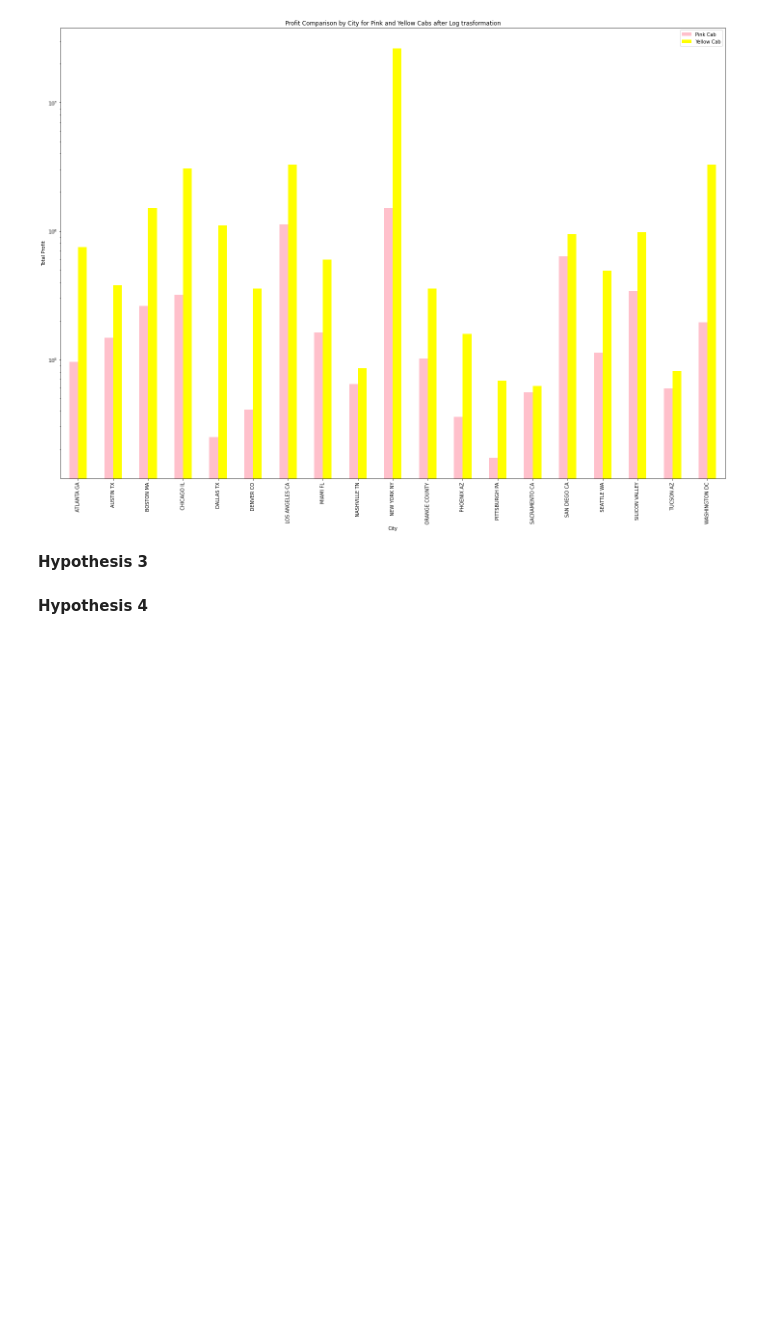
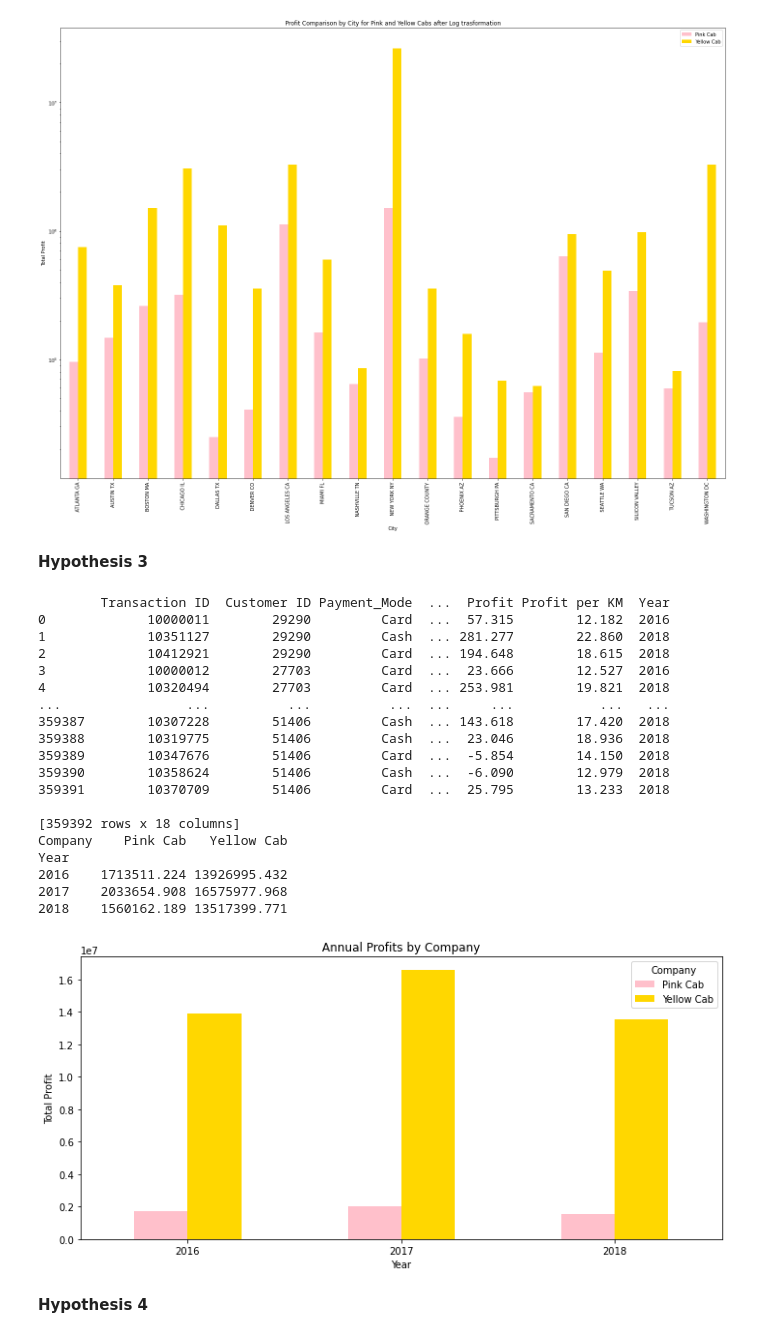
Before and after one commit to ErnestCodeHub/Data-Glacier-Internship, a Jupyter notebook: Week 2/EDA notebook_v2.ipynb, the cells around one changed output. Saved outputs shown, nothing was run; the diff lists cells and outputs as text; code cells hidden in the pictures; blank space fills up the shorter version.

Commit message:
All hypothesis completed

```diff
--- a/Week 2/EDA notebook_v2.ipynb
+++ b/Week 2/EDA notebook_v2.ipynb
@@ -405,9 +412,56 @@ Table Summary
 # %% [markdown]
 **Hypothesis 3**
 # %%
-#Hypothesis: Yellow Cab not only has a more customer base, it also has a more profitable business model
-#Rational: The profitability of the business model should also be a important consideration of the G2M strategy
-#Outcome:
+#Hypothesis: Yellow Cab has been growing in the past 3 years
+#Rational: The sustainability of the business model should also be a important consideration of the G2M strategy
+#Outcome: The cab industry's overall profit increased from 2016 to 2017. However, in 2018, the profit dropped below the level seen in 2016.
+
+hypothesis_3 = master_data.copy()
+hypothesis_3['Date of Travel'] = pd.to_datetime(hypothesis_3['Date of Travel'], format='%Y/%m/%d')  # Adjust format as needed
+
+# Extract the year from 'Date of Travel'
+hypothesis_3['Year'] = hypothesis_3['Date of Travel'].dt.year
+
+# Display the modified DataFrame
+print(hypothesis_3)
+
+# Example of grouping by 'Year' and 'Company' and summing up the profits
+annual_profit = hypothesis_3.groupby(['Year', 'Company'])['Profit'].sum().unstack()
+
+# Display the result of the grouped data
+print(annual_profit)
+
+print("\n")
+
+annual_profit.plot(kind='bar', figsize=(10, 5), color=['pink', 'gold'])
+plt.title('Annual Profits by Company')
+plt.ylabel('Total Profit')
+plt.xlabel('Year')
+plt.xticks(rotation=0)  # Keep the years displayed horizontally
+plt.legend(title='Company')
+plt.tight_layout()  # Adjusts plot to ensure everything fits without overlap
+plt.show()
+# %% [output]
+        Transaction ID  Customer ID Payment_Mode  ...  Profit Profit per KM  Year
+0             10000011        29290         Card  ...  57.315        12.182  2016
+1             10351127        29290         Cash  ... 281.277        22.860  2018
+2             10412921        29290         Card  ... 194.648        18.615  2018
+3             10000012        27703         Card  ...  23.666        12.527  2016
+4             10320494        27703         Card  ... 253.981        19.821  2018
+...                ...          ...          ...  ...     ...           ...   ...
+359387        10307228        51406         Cash  ... 143.618        17.420  2018
+359388        10319775        51406         Cash  ...  23.046        18.936  2018
+359389        10347676        51406         Card  ...  -5.854        14.150  2018
+359390        10358624        51406         Cash  ...  -6.090        12.979  2018
+359391        10370709        51406         Card  ...  25.795        13.233  2018
+
+[359392 rows x 18 columns]
+Company    Pink Cab   Yellow Cab
+Year
+2016    1713511.224 13926995.432
+2017    2033654.908 16575977.968
+2018    1560162.189 13517399.771
+[figure, added]
 # %% [markdown]
 **Hypothesis 4**
 # %%
```
Also changed, not shown: parts of 8 cells of this notebook.
